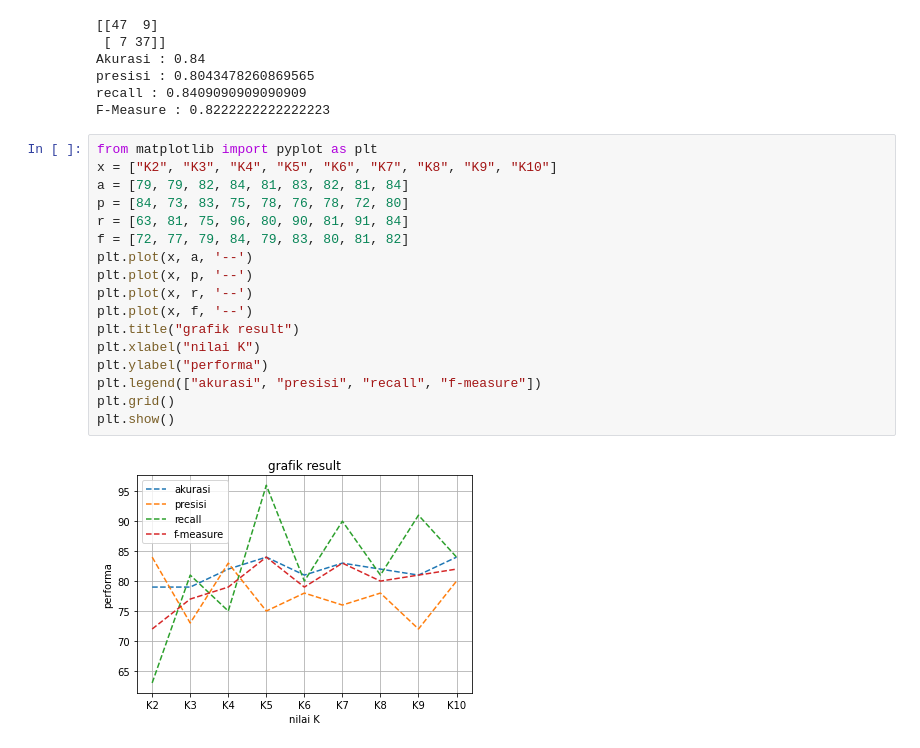
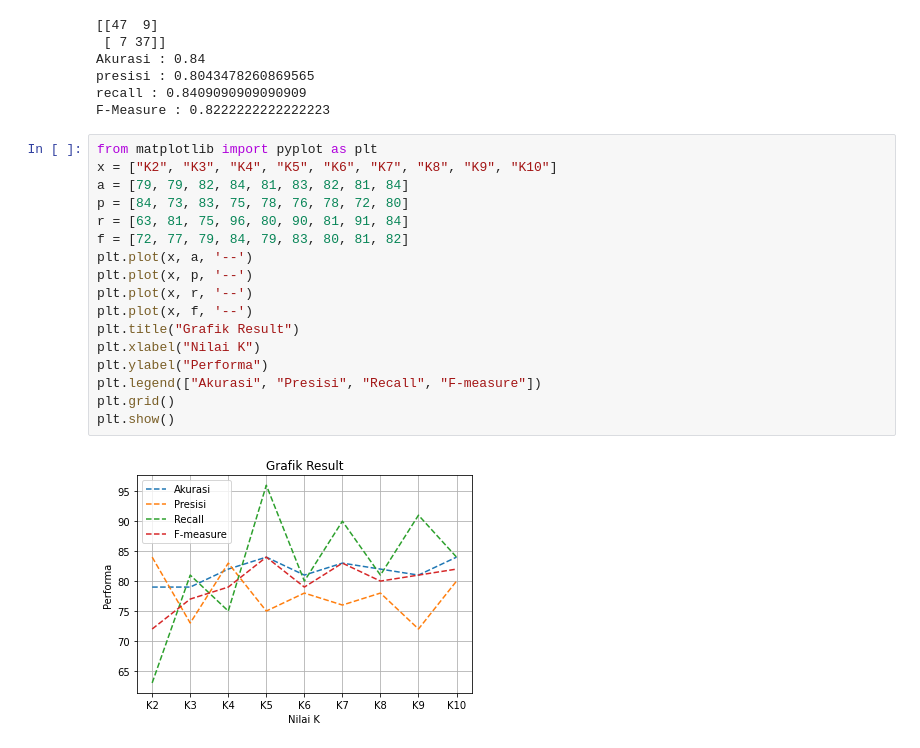
Before and after one commit to aisyahdnn/Skripsi, a Jupyter notebook: Dataset5050.ipynb, the cells around one changed output. Saved outputs shown, nothing was run; the diff lists cells and outputs as text.

```diff
--- a/Dataset5050.ipynb
+++ b/Dataset5050.ipynb
@@ -248,19 +248,19 @@ F-Measure : 0.8222222222222223
 # %%
 from matplotlib import pyplot as plt
 x = ["K2", "K3", "K4", "K5", "K6", "K7", "K8", "K9", "K10"]
 a = [79, 79, 82, 84, 81, 83, 82, 81, 84]
 p = [84, 73, 83, 75, 78, 76, 78, 72, 80]
 r = [63, 81, 75, 96, 80, 90, 81, 91, 84]
 f = [72, 77, 79, 84, 79, 83, 80, 81, 82]
 plt.plot(x, a, '--')
 plt.plot(x, p, '--')
 plt.plot(x, r, '--')
 plt.plot(x, f, '--')
-plt.title("grafik result")
-plt.xlabel("nilai K")
-plt.ylabel("performa")
-plt.legend(["akurasi", "presisi", "recall", "f-measure"])
+plt.title("Grafik Result")
+plt.xlabel("Nilai K")
+plt.ylabel("Performa")
+plt.legend(["Akurasi", "Presisi", "Recall", "F-measure"])
 plt.grid()
 plt.show()
 # %% [output]
-[figure, old version]
+[figure, new version]
```
